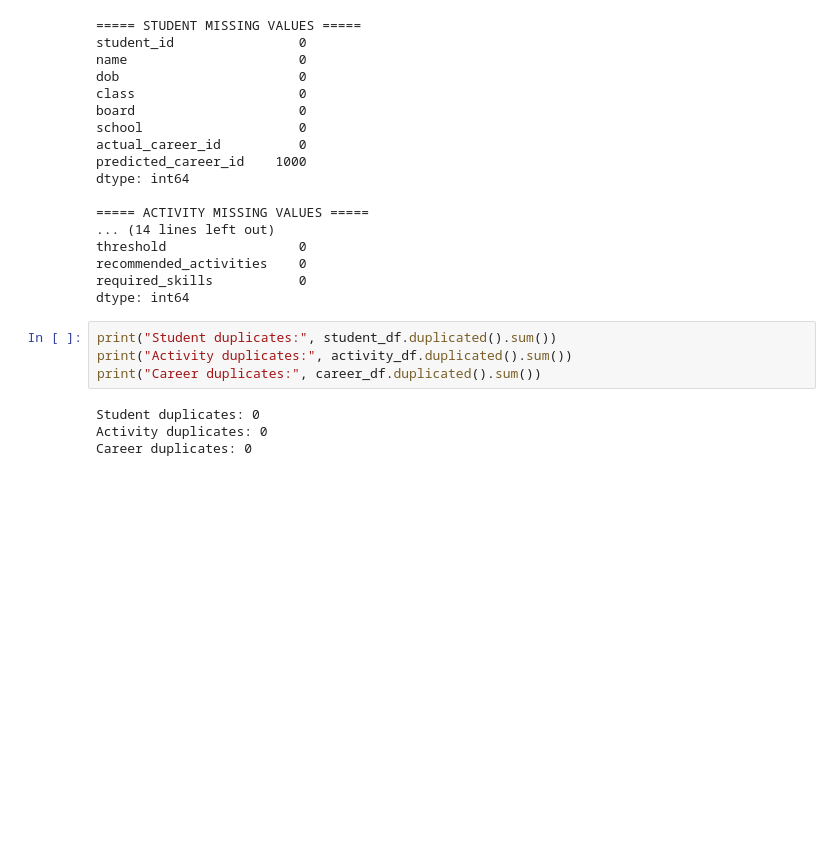
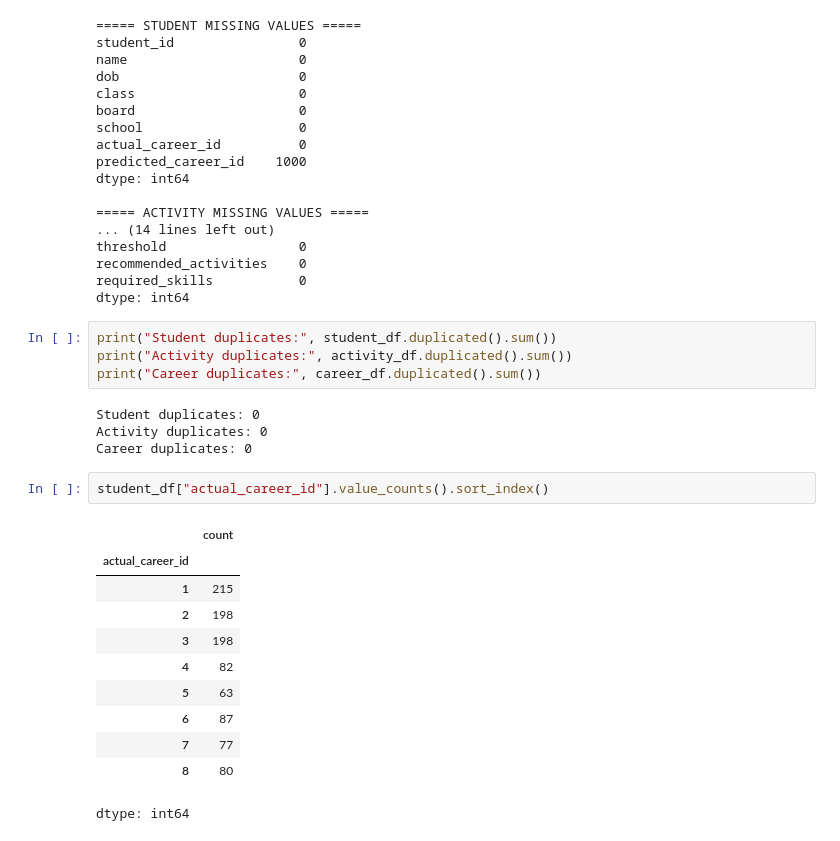
Before and after one commit to PrasastiBaitharu/ybi_foundation, a Jupyter notebook: YBI_45_DAY_INTERNSHIP.ipynb, the cells around one changed output. Drawn from its saved outputs; the diff is of its cells as text; blank space fills up the shorter version.

```diff
--- a/YBI_45_DAY_INTERNSHIP.ipynb
+++ b/YBI_45_DAY_INTERNSHIP.ipynb
@@ -242,3 +242,17 @@ print("Career duplicates:", career_df.duplicated().sum())
 Student duplicates: 0
 Activity duplicates: 0
 Career duplicates: 0
+# %%
+student_df["actual_career_id"].value_counts().sort_index()
+# %% [output]
+|  | count |
+| actual_career_id |  |
+| 1 | 215 |
+| 2 | 198 |
+| 3 | 198 |
+| 4 | 82 |
+| 5 | 63 |
+| 6 | 87 |
+| 7 | 77 |
+| 8 | 80 |
+dtype: int64
```
Also changed, not shown: parts of 2 cells of this notebook.
